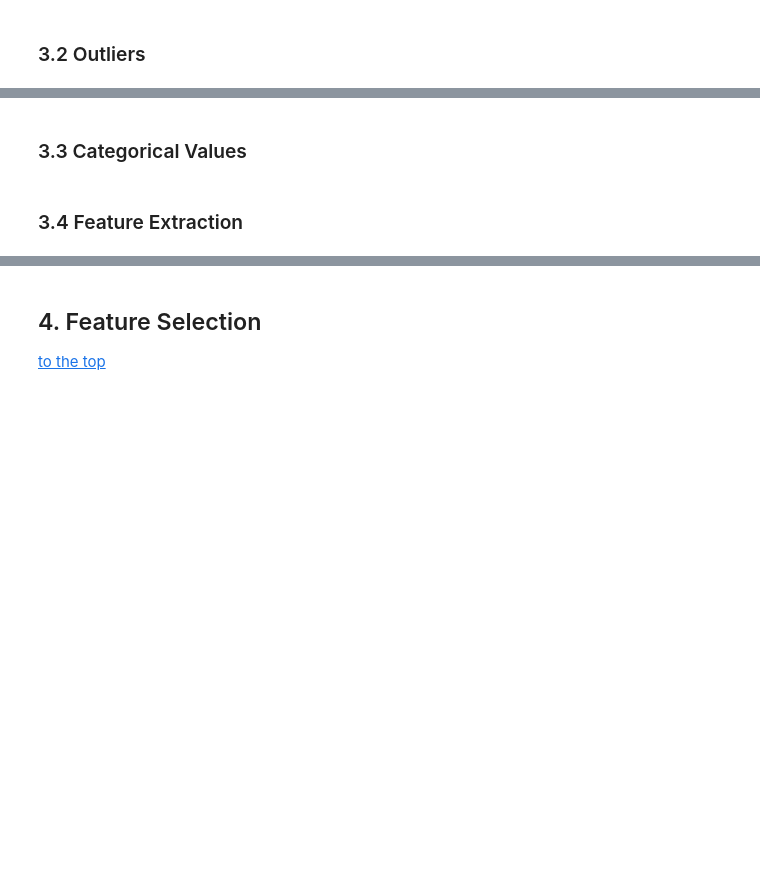
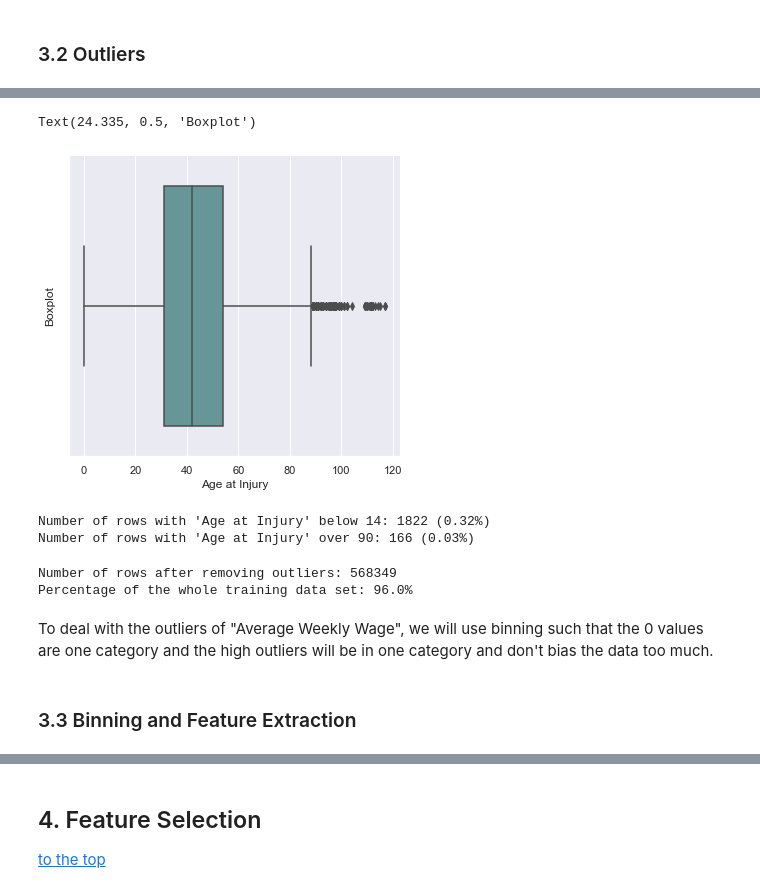
Before and after one commit to alexandregsg/ML_Project_Group52, a Jupyter notebook: Homework_Group52.ipynb, the cells around one changed output, grey strips where cells are left out. Saved outputs shown, nothing was run; the diff lists cells and outputs as text; code cells hidden in the pictures; blank space fills up the shorter version.

```diff
--- a/Homework_Group52.ipynb
+++ b/Homework_Group52.ipynb
@@ -440,0 +670,7 @@ train_df_temp2['Birth Year'] = train_df_temp2['Birth Year'].fillna(train_df_temp
+# %%
+# Drop rows where the target variable is missing
+train_df_prep = train_df_prep.dropna(subset=['Accident Date'])
+
+# Check the shape of the cleaned DataFrame
+print(f"Remaining rows after dropping missing target values: {len(train_df_prep)}")
+print(f"Percentage of the whole training data set: {round(len(train_df_prep)/len(train_df),2)*100}%")
@@ -440,0 +682,12 @@ train_df_temp2['Birth Year'] = train_df_temp2['Birth Year'].fillna(train_df_temp
+# %%
+# Calculate the average lag for known C-2 Dates
+average_accident_to_c2_lag = train_df_date['Accident_to_C2_Lag'].mean(skipna=True)
+
+# Fill missing C-2 Dates by adding the average lag to Accident Date
+train_df_date['C-2 Date'] = train_df_date['C-2 Date'].fillna(
+    train_df_date['Accident Date'] + pd.to_timedelta(average_accident_to_c2_lag, unit='D')
+)
+
+train_df_prep['C-2 Date'] = train_df_date['C-2 Date'].dt.strftime('%Y-%m-%d')
+
+print(f"Average Accident_to_C2_Lag: {average_accident_to_c2_lag} days")
@@ -488,0 +778,3 @@ Since each Industry Code uniquely maps to one Industry Code Description, we can
+# %%
+# Impute missing values with mode of each column
+train_df_prep_final = train_df_prep.apply(lambda col: col.fillna(col.mode()[0]))
@@ -574,0 +802,2 @@ for column in numerical_columns:
+# %%
+train_df_out = train_df_prep_final.copy()
@@ -575,3 +818,7 @@ for column in numerical_columns:
 # %%
-train_df.corr()
+sns.catplot(data=train_df_out, kind='box', x='Age at Injury', color='cadetblue')
+plt.xlabel('Age at Injury')
+plt.ylabel('Boxplot')
+
+# Outliers after 85 years old
 # %% [output]
@@ -595,4 +825,37 @@ train_df.corr()
+Text(24.335, 0.5, 'Boxplot')
+[figure, added]
-# %% [markdown]
-### 3.3 Categorical Values
+# %%
+# Total number of rows in the DataFrame
+total_rows = len(train_df_out)
+
+# Count rows with 'Age at Injury' below 14
+below_14_count = train_df_out[train_df_out['Age at Injury'] < 14].shape[0]
+below_14_percentage = (below_14_count / total_rows) * 100
+
+# Count rows with 'Age at Injury' over 90
+over_90_count = train_df_out[train_df_out['Age at Injury'] > 90].shape[0]
+over_90_percentage = (over_90_count / total_rows) * 100
+
+# Print the results
+print(f"Number of rows with 'Age at Injury' below 14: {below_14_count} ({below_14_percentage:.2f}%)")
+print(f"Number of rows with 'Age at Injury' over 90: {over_90_count} ({over_90_percentage:.2f}%)")
+# %% [output]
+Number of rows with 'Age at Injury' below 14: 1822 (0.32%)
+Number of rows with 'Age at Injury' over 90: 166 (0.03%)
+# %%
+# Drop rows with 'Age at Injury' below 14 or over 90
+train_df_out_cleaned = train_df_out[(train_df_out['Age at Injury'] >= 14) & (train_df_out['Age at Injury'] <= 90)]
+
+# Reset the index after dropping rows
+train_df_out_cleaned.reset_index(drop=True, inplace=True)
+
+# Print the number of rows in the cleaned DataFrame
+print(f"Number of rows after removing outliers: {train_df_out_cleaned.shape[0]}")
+print(f"Percentage of the whole training data set: {round(len(train_df_out_cleaned)/len(train_df),2)*100}%")
+# %% [output]
+Number of rows after removing outliers: 568349
+Percentage of the whole training data set: 96.0%
+# %% [markdown]
+To deal with the outliers of "Average Weekly Wage", we will use binning such that the 0 values are one category and the high outliers will be in one category and don't bias the data too much.
 # %% [markdown]
-### 3.4 Feature Extraction
+### 3.3 Binning and Feature Extraction
```
Also changed, not shown: parts of 98 cells of this notebook.
